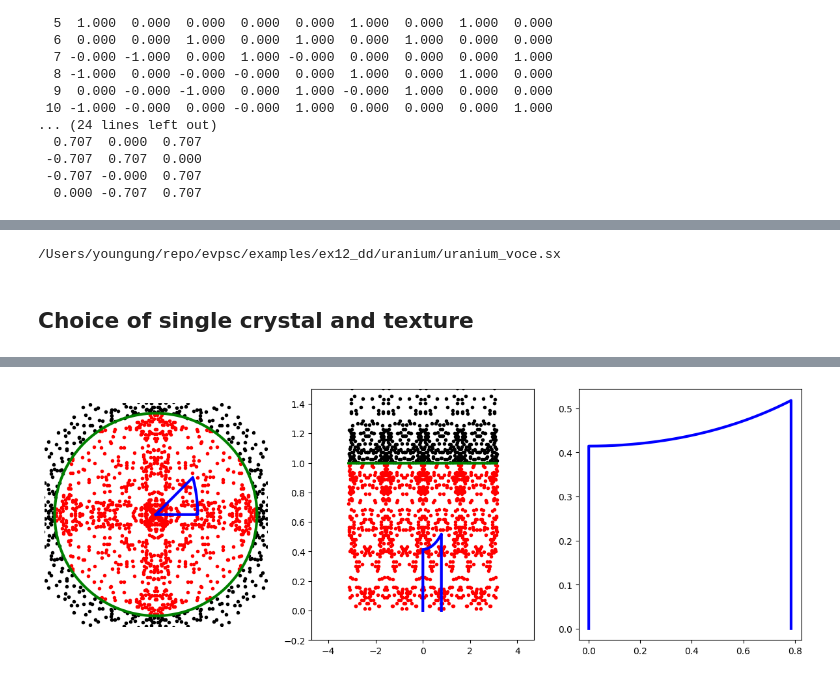
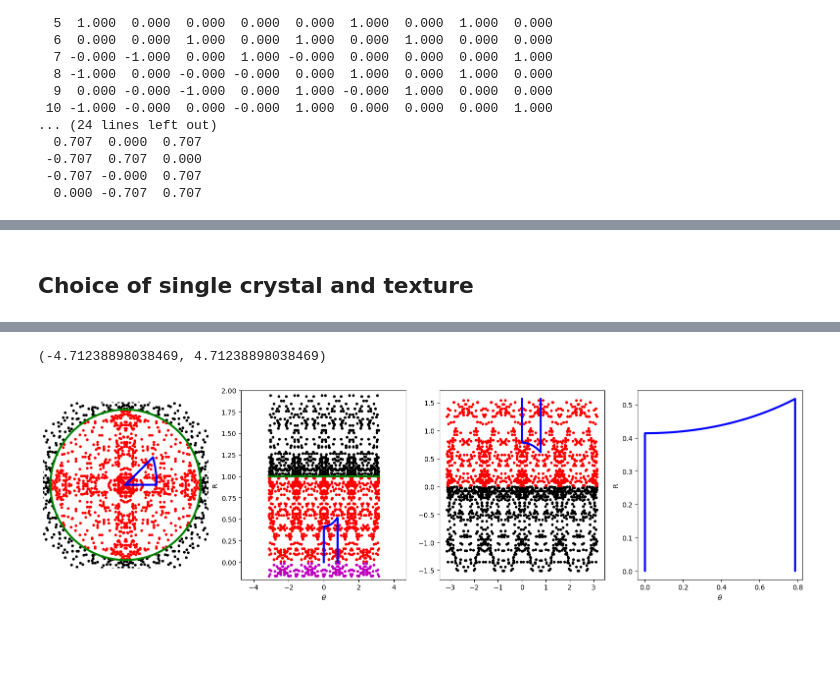
Before and after one commit to youngung/texture3, a Jupyter notebook: ipynb/ipf.ipynb, the cells around one changed output, grey strips where cells are left out. Drawn from its saved outputs; the diff is of its cells as text; code cells hidden in the pictures; blank space fills up the shorter version.

```diff
--- a/ipynb/ipf.ipynb
+++ b/ipynb/ipf.ipynb
@@ -79,23 +79,6 @@ ls ~/repo/evpsc/matData/vpscData/AA_jinhwa/sx_Al6061_affine.sx
  -0.707 -0.000  0.707
   0.000 -0.707  0.707
 # %%
-def calc_cvec(miller,fnsx):
-    """
-    Get a crystal vector of a Miller-indexed plane normal
-    """
-    cmd=f'./calc_cv {fnsx}'
-    for i, ind in enumerate(miller): cmd=f'{cmd} {ind}'
-    cmd=f'{cmd}  '
-    #print(f'cmd: {cmd}')
-    p=subprocess.Popen(cmd.split(),stdout=subprocess.PIPE,stderr=subprocess.PIPE)
-    stdo,stde=p.communicate()
-    #print(f'\n\n** stdo: {stdo.decode()}')
-    lines=stdo.decode().split('\n')
-    nsymop=int(lines[0].split('=')[-1])
-    lines[1:2+nsymop]
-    return np.array(lines[2+nsymop:][0].split(),dtype='float')
-    #return np.array(stdo.decode().split('\n')[0].split(),dtype='float')
-
 def calc_symop(fnsx):
     cmd=f'./calc_cv {fnsx}'
     miller=[1,0,0,0]
@@ -244,7 +239,3 @@ def xy2_rtheta(x,y):
-# %%
-ls /Users/youngung/repo/evpsc/examples/ex12_dd/uranium/uranium_voce.sx
-# %% [output]
-/Users/youngung/repo/evpsc/examples/ex12_dd/uranium/uranium_voce.sx
 # %% [markdown]
 ## Choice of single crystal and texture
 # %%
@@ -254,21 +245,30 @@ kw=dict(a=[0,0,1],b=[1,0,1],c=[1,1,1],fnsx='/Users/youngung/repo/evpsc/matData/v
 #fnodf='/Users/youngung/repo/evpsc/matData/vpscData/AA_jinhwa/aa6061T6.odf'
 fntx='/Users/youngung/repo/evpsc/matData/vpscData/AA_jinhwa/al6061_100.cmb'
 #fntx='/Users/youngung/repo/evpsc/matData/vpscData/AA_jinhwa/al6061_1000.cmb'
+# %%
+kww=dict(a=[0,0,1],b=[-1,0,1],c=[-1,1,1],fnsx=kw['fnsx'])
 # %%
 ## canvas
-fig,axes=gen_fig(nrows=1,ncols=3,colsize=5,rowsize=5)
+fig,axes=gen_fig(nrows=1,ncols=4,colsize=5,rowsize=5)
 
 ## deco
-triangle,circle=ipf_temp(**kw)
+triangle, circle  =ipf_temp(**kw)
+triangle_r,circle_r=ipf_temp(**kww)
+
 axes[0,0].plot(*triangle,'-b',lw=3,zorder=10)
 axes[0,0].plot(*circle,'-g',lw=3,zorder=10)
+
 r,t = xy2_rtheta(*triangle)
 flg=r>0.00; r=r[flg]; t=t[flg]
 axes[0,1].plot(t,r,'-b',lw=3,zorder=10)
-axes[0,2].plot(t,r,'-b',lw=3,zorder=10)
+axes[0,3].plot(t,r,'-b',lw=3,zorder=10)
+##
+phi=rad2phi(r)
+axes[0,2].plot(t,phi,'-b',lw=3,zorder=10)
+#
 r,t = xy2_rtheta(*circle)
 axes[0,1].plot(t,r,'-g',lw=3,zorder=10)
-##
+
 
 csymop=calc_symop(fnsx=kw['fnsx']) ## crystal symmetry operator
 
@@ -281,7 +281,7 @@ p_sa=np.array(p_sa)
 dth=9.
 dph=9.
 p_ca=np.zeros((mypf.ngr,4))
-# calculates its crystal direction
+p_all=[]
 for i, gr in enumerate(mypf.gr):
     phi1,phi,phi2,wgt=gr[:4]
     amat=upf.euler(phi1,phi,phi2,a=None,echo=False) # ca <- sa
@@ -291,32 +291,29 @@ for i, gr in enumerate(mypf.gr):
         p=np.dot(h,p_ca[i,:3])
         x,y=upf.projection(p)
         r,theta = xy2_rtheta(x,y)
+        phi=rad2phi(r)
         if p[2]<0: ## pointing to the south pole
             axes[0,0].plot(x,y,'r.')
             axes[0,1].plot(theta,r,'r.')
+            axes[0,2].plot(theta,phi,'r.')
+            axes[0,1].plot(theta,-r,'m.')
+            p_all.append([*p,wgt])
         if p[2]>=0:
             axes[0,0].plot(x,y,'k.')
             axes[0,1].plot(theta,r,'k.')
-
-## Full Sphere (-pi, +pi) and (0, pi)
-#x = np.arange(-180., 180.+tiny, dth) ## in-plane rotation
-#y = np.arange(   0., 180.+tiny, dph) ## tilting
-nx, ny = int(360./dth), int(180./dph)
-f = np.zeros((nx,ny))
-
-## Semi Sphere (-pi, +pi) and (0, pi/2)
-tiny=1e-10
-x_node = np.arange(-180.,180.+tiny,dth) ## in-plane rotation
-y_node = np.arange(   0., 90.+tiny,dph) ## tilting
-nx_node = len(x_node); ny_node = len(y_node)
-nodes = np.zeros((nx_node,ny_node))
-#f = upf.pole2f(p_ca[:,:3],p_ca[:,3],dth,dph,f.copy())
+            axes[0,2].plot(theta,phi,'k.')
 
 
+
+
+axes[0,1].set_xlabel(r'$\theta$')
+axes[0,1].set_ylabel('R')
+axes[0,3].set_xlabel(r'$\theta$')
+axes[0,3].set_ylabel('R')
 axes[0,0].set_axis_off()
 axes[0,0].set_aspect('equal')
 axes[0,0].set_xlim(-1.1,1.1)
 axes[0,0].set_ylim(-1.1,1.1)
-axes[0,1].set_ylim(-0.2,1.5)
+axes[0,1].set_ylim(-0.2,2.0)
 axes[0,1].set_xlim(-1.5*np.pi,1.5*np.pi)
 # %% [output]
@@ -324,2 +337,3 @@ axes[0,1].set_xlim(-1.5*np.pi,1.5*np.pi)
+(-4.71238898038469, 4.71238898038469)
-[figure, old version]
+[figure, new version]
 # %%
```
Also changed, not shown: parts of 9 cells of this notebook.
